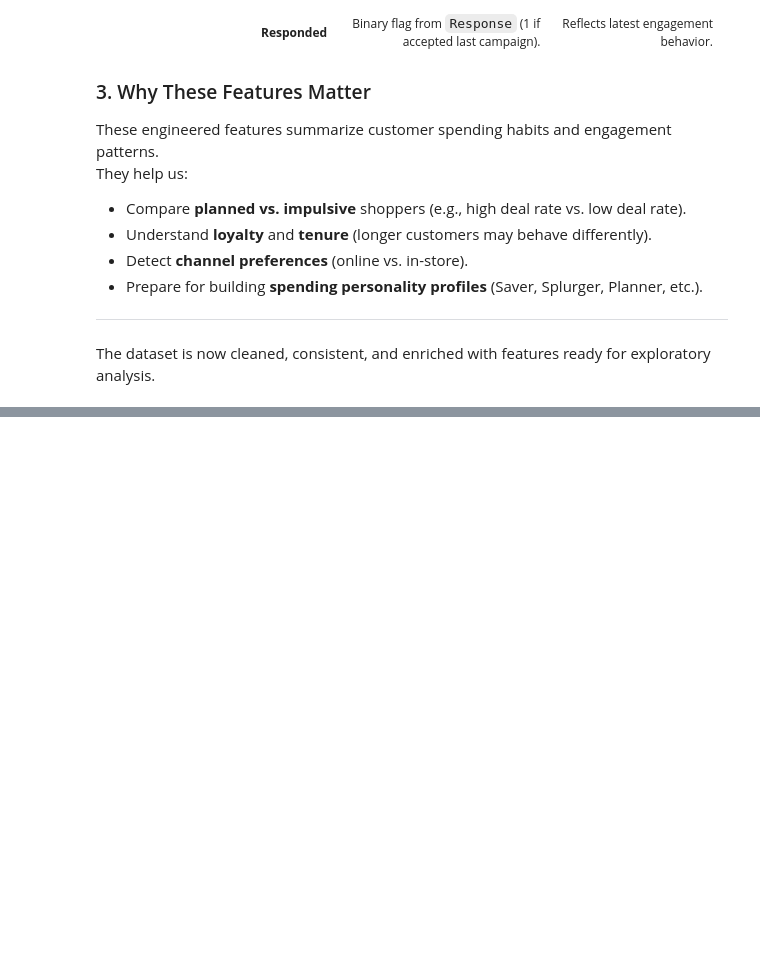
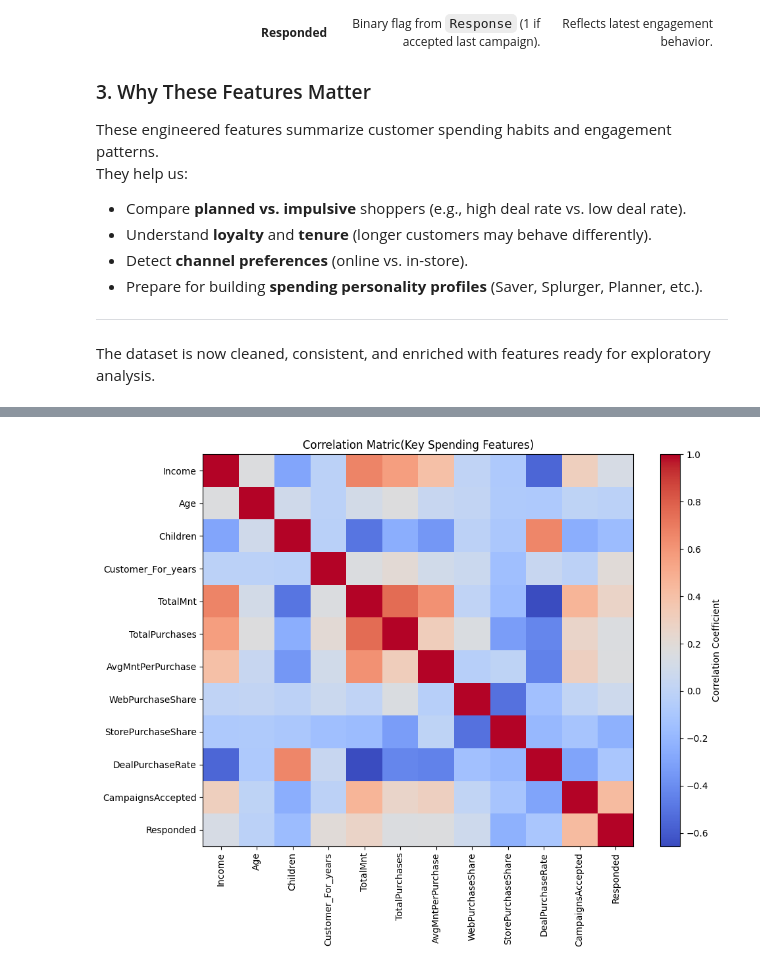
Before and after one commit to hamedtaeb/Smart-Budget-Planner, a Jupyter notebook: project.ipynb, the cells around one changed output, grey strips where cells are left out. Drawn from its saved outputs; the diff is of its cells as text; code cells hidden in the pictures; blank space fills up the shorter version.

Commit message:
Correlation_EDA_DONE

```diff
--- a/project.ipynb
+++ b/project.ipynb
@@ -258,0 +424,21 @@ The dataset is now cleaned, consistent, and enriched with features ready for exp
+# %%
+# Visual Correlation Heatmap
+key_cols = [
+    'Income', 'Age' , 'Children', 'Customer_For_years', 'TotalMnt', 'TotalPurchases',
+    'AvgMntPerPurchase', 'WebPurchaseShare', 'catalogPurchaseShare',
+    'StorePurchaseShare', 'DealPurchaseRate', 'CampaignsAccepted', 'Responded'
+]
+
+
+key_cols = [c for c in key_cols if c in df.columns]
+
+plt.figure(figsize=(10, 8))
+plt.imshow(df[key_cols].corr(), cmap='coolwarm', aspect='auto')
+plt.colorbar(label='Correlation Coefficient')
+plt.xticks(range(len(key_cols)), key_cols, rotation=90)
+plt.yticks(range(len(key_cols)), key_cols)
+plt.title("Correlation Matric(Key Spending Features)")
+plt.tight_layout()
+plt.show()
+# %% [output]
+[figure, added]
```
Also changed, not shown: parts of 13 cells of this notebook.
